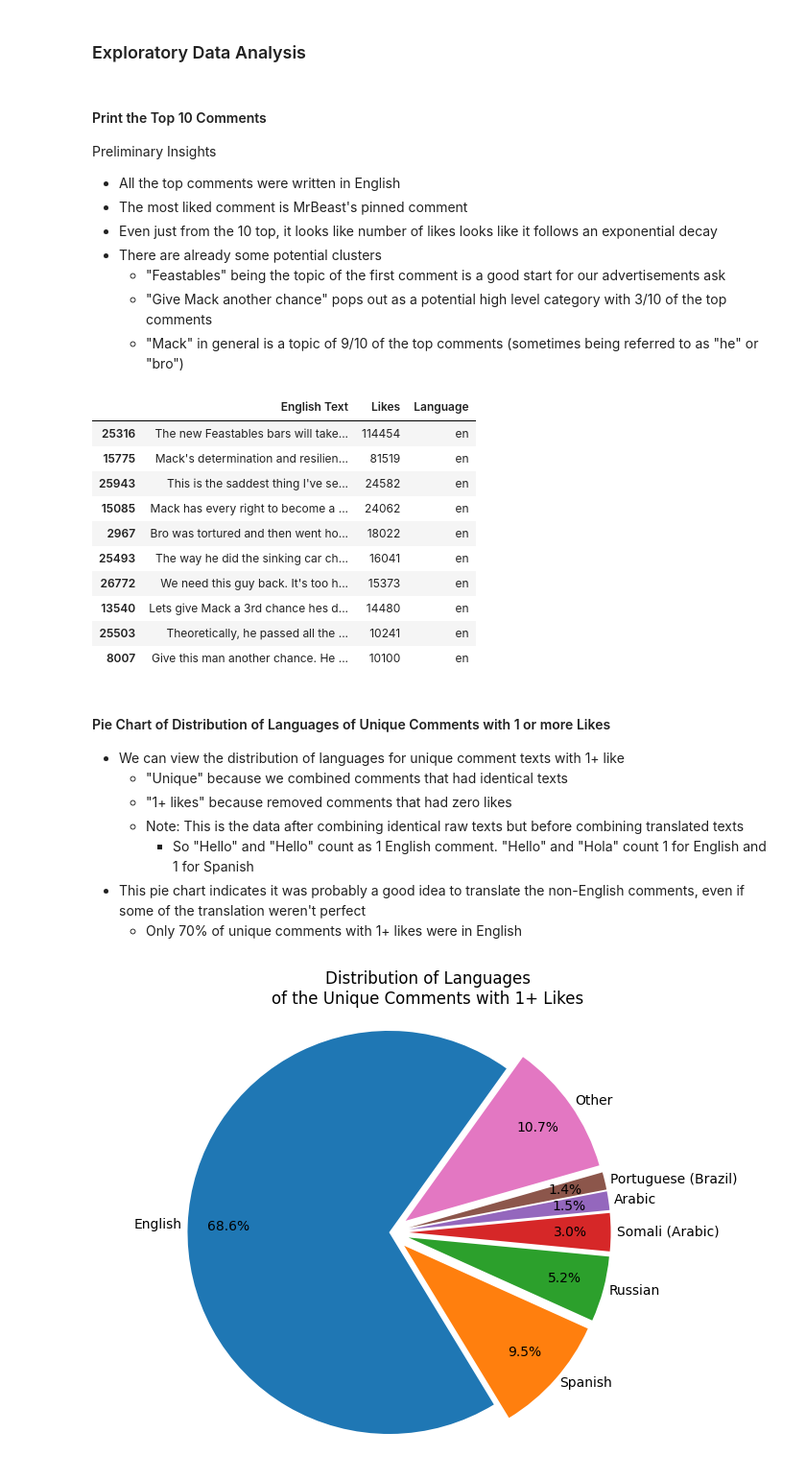
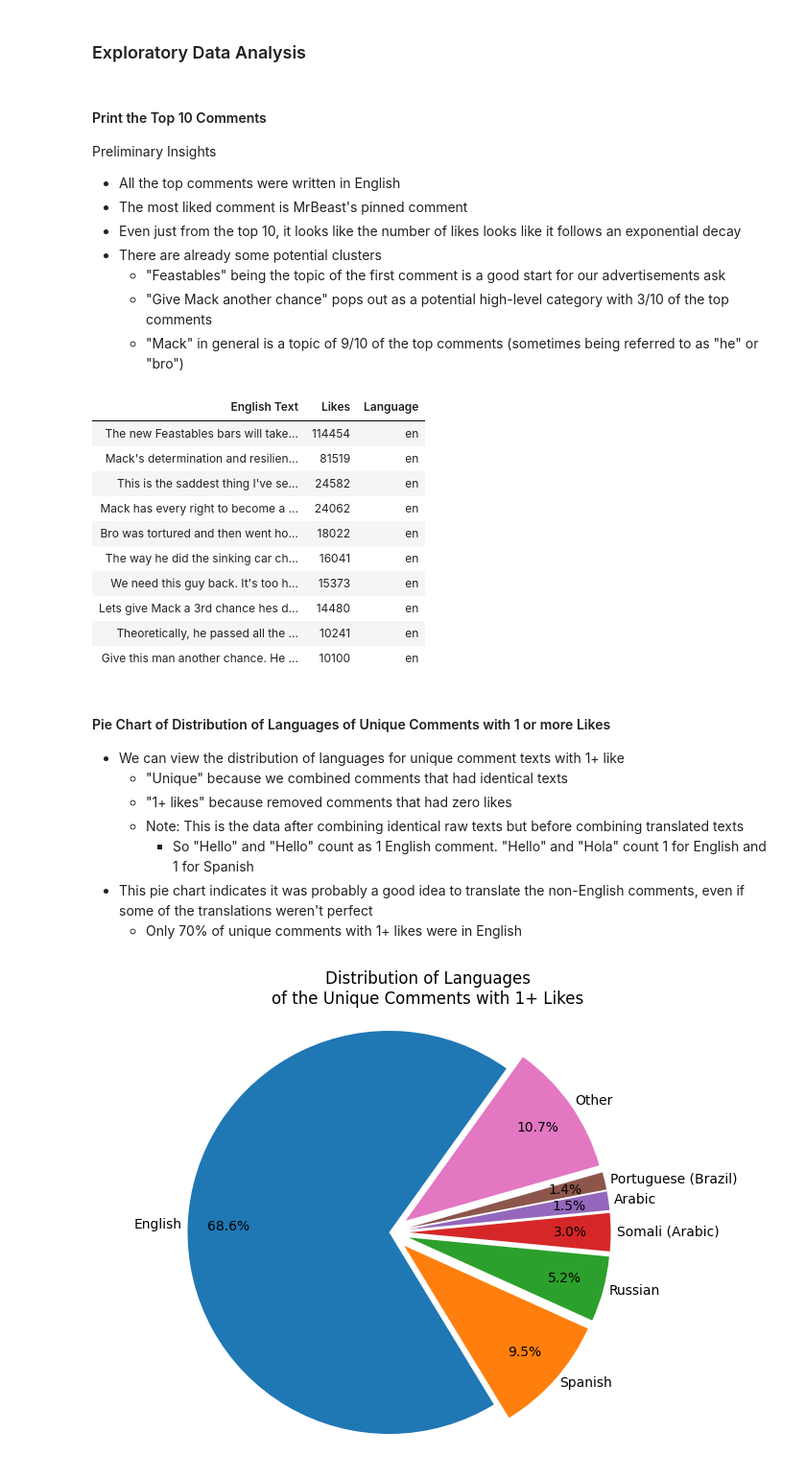
Before and after one commit to nickwcalifano/portfolio, a Jupyter notebook: text_clustering.ipynb, the cells around one changed output. Shown at 96% size. Saved outputs shown, nothing was run; the diff lists cells and outputs as text; code cells hidden in the pictures.

```diff
--- a/text_clustering.ipynb
+++ b/text_clustering.ipynb
@@ -241,27 +241,27 @@ else:
 Preliminary Insights
 * All the top comments were written in English
 * The most liked comment is MrBeast's pinned comment
-* Even just from the 10 top, it looks like number of likes looks like it follows an exponential decay
+* Even just from the top 10, it looks like the number of likes looks like it follows an exponential decay
 * There are already some potential clusters
     * "Feastables" being the topic of the first comment is a good start for our advertisements ask
-    * "Give Mack another chance" pops out as a potential high level category with 3/10 of the top comments
+    * "Give Mack another chance" pops out as a potential high-level category with 3/10 of the top comments
     * "Mack" in general is a topic of 9/10 of the top comments (sometimes being referred to as "he" or "bro")
 # %%
 # Print top 10 most liked comments
 pd.set_option("display.max_colwidth", None)
-final_comments[["English Text", "Likes", "Language"]].nlargest(10, "Likes")
+final_comments[["English Text", "Likes", "Language"]].nlargest(10, "Likes").style.hide(axis="index")
 # %% [output]
-|  | English Text | Likes | Language |
-| 25316 | The new Feastables bars will take... | 114454 | en |
-| 15775 | Mack's determination and resilien... | 81519 | en |
-| 25943 | This is the saddest thing I've se... | 24582 | en |
-| 15085 | Mack has every right to become a ... | 24062 | en |
-| 2967 | Bro was tortured and then went ho... | 18022 | en |
-| 25493 | The way he did the sinking car ch... | 16041 | en |
-| 26772 | We need this guy back. It's too h... | 15373 | en |
-| 13540 | Lets give Mack a 3rd chance hes d... | 14480 | en |
-| 25503 | Theoretically, he passed all the ... | 10241 | en |
-| 8007 | Give this man another chance. He ... | 10100 | en |
+| English Text | Likes | Language |
+| The new Feastables bars will take... | 114454 | en |
+| Mack's determination and resilien... | 81519 | en |
+| This is the saddest thing I've se... | 24582 | en |
+| Mack has every right to become a ... | 24062 | en |
+| Bro was tortured and then went ho... | 18022 | en |
+| The way he did the sinking car ch... | 16041 | en |
+| We need this guy back. It's too h... | 15373 | en |
+| Lets give Mack a 3rd chance hes d... | 14480 | en |
+| Theoretically, he passed all the ... | 10241 | en |
+| Give this man another chance. He ... | 10100 | en |
 # %% [markdown]
 #### Pie Chart of Distribution of Languages of Unique Comments with 1 or more Likes
 * We can view the distribution of languages for unique comment texts with 1+ like
@@ -269,7 +269,7 @@ final_comments[["English Text", "Likes", "Language"]].nlargest(10, "Likes")
     * "1+ likes" because removed comments that had zero likes
     * Note: This is the data after combining identical raw texts but before combining translated texts
         * So "Hello" and "Hello" count as 1 English comment. "Hello" and "Hola" count 1 for English and 1 for Spanish
-* This pie chart indicates it was probably a good idea to translate the non-English comments, even if some of the translation weren't perfect
+* This pie chart indicates it was probably a good idea to translate the non-English comments, even if some of the translations weren't perfect
     * Only 70% of unique comments with 1+ likes were in English
 # %%
 # Pie Chart of Distribution of Languages of the Unique Comments with 1 or more Likes
```
Also changed, not shown: parts of 26 cells of this notebook.
